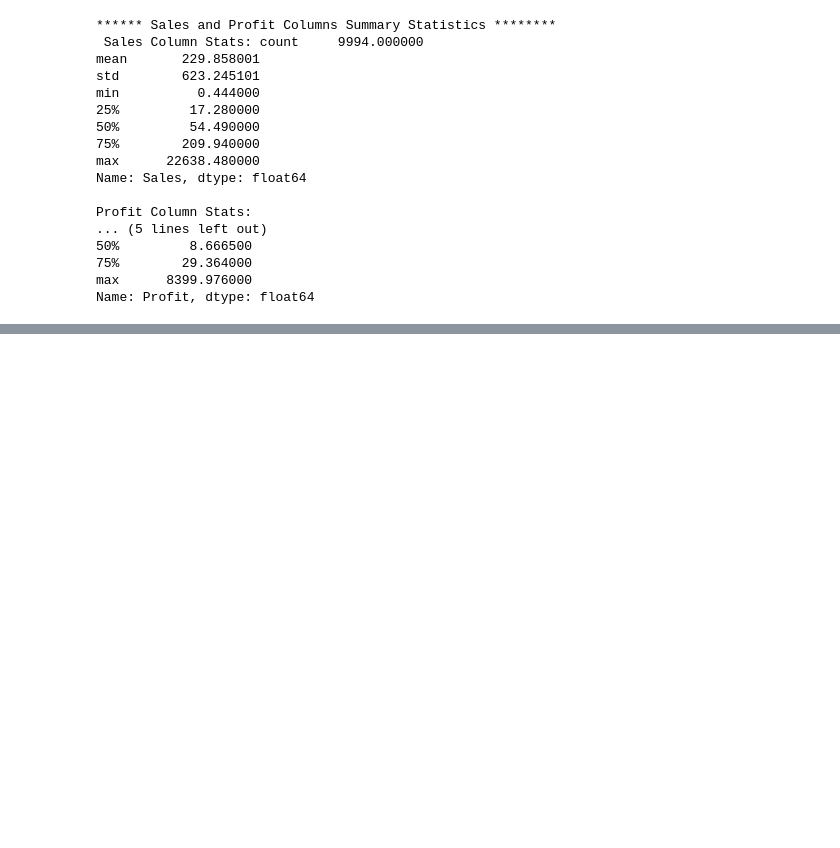
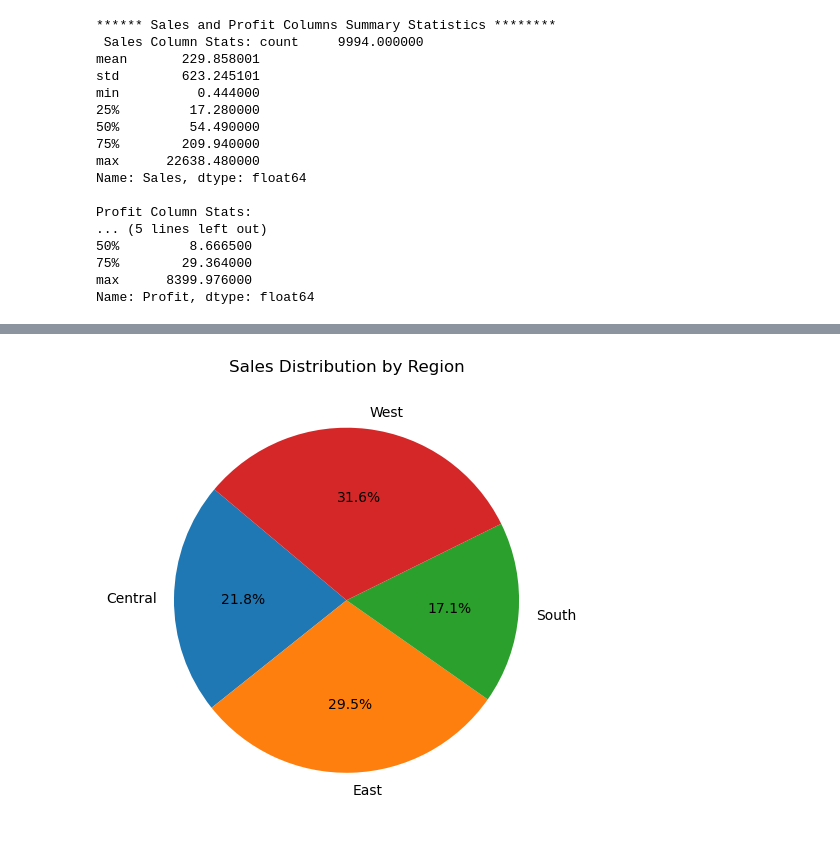
Before and after one commit to basaberi6/C6_ML5, a Jupyter notebook: SRC/exploratory_data_analysis.ipynb, the cells around one changed output, grey strips where cells are left out. Saved outputs shown, nothing was run; the diff lists cells and outputs as text; code cells hidden in the pictures; blank space fills up the shorter version.

```diff
--- a/SRC/exploratory_data_analysis.ipynb
+++ b/SRC/exploratory_data_analysis.ipynb
@@ -82,0 +182,15 @@ Name: Profit, dtype: float64
+# %%
+import matplotlib.pyplot as plt
+
+# Group sales by region
+region_sales = df.groupby('Region')['Sales'].sum().reset_index()
+
+# Plot pie chart
+plt.figure(figsize=(5, 5))
+plt.pie(region_sales['Sales'], labels=region_sales['Region'], autopct='%1.1f%%', startangle=140)
+plt.title('Sales Distribution by Region')
+plt.axis('equal')  # Equal aspect ratio ensures the pie is a circle
+plt.tight_layout()
+plt.show()
+# %% [output]
+[figure, added]
```
Also changed, not shown: parts of 12 cells of this notebook, 3 other files.
